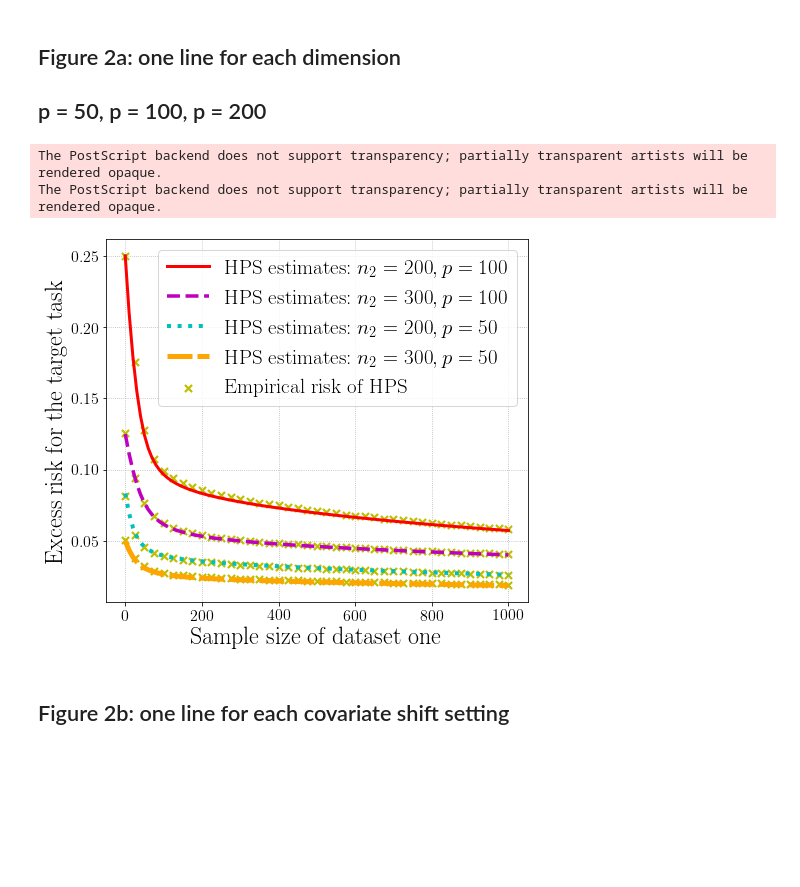
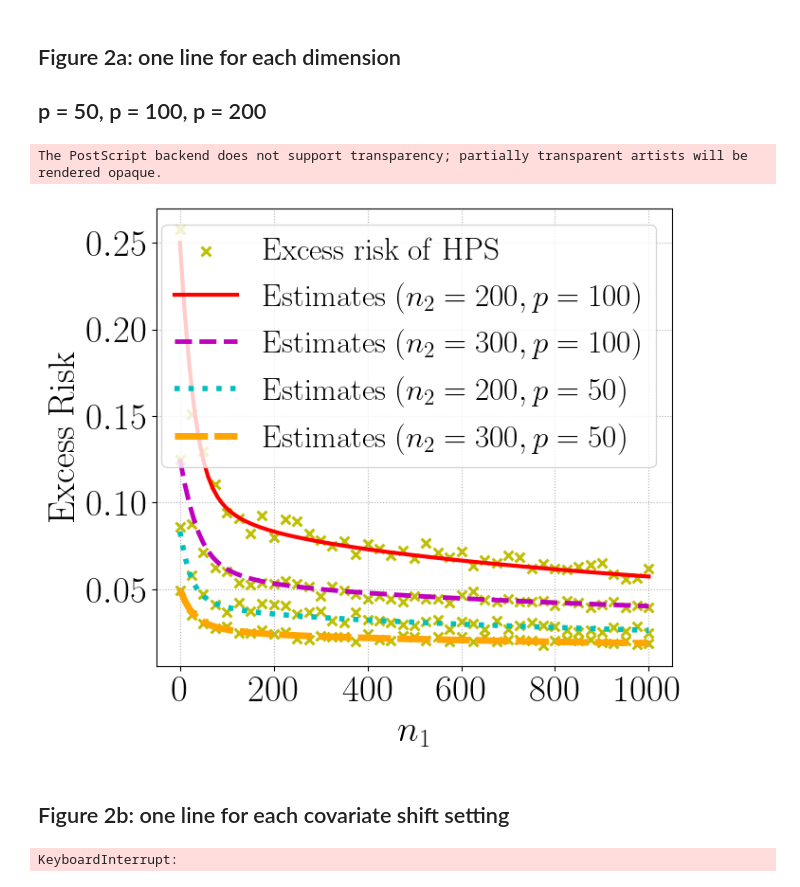
Before and after one commit to VirtuosoResearch/Transfer_learning_random_matrix_simulations, a Jupyter notebook: notebooks/covariate-shift.ipynb, the cells around one changed output. Drawn from its saved outputs; the diff is of its cells as text; code cells hidden in the pictures; blank space fills up the shorter version.

```diff
--- a/notebooks/covariate-shift.ipynb
+++ b/notebooks/covariate-shift.ipynb
@@ -67,6 +70,28 @@ def te_target(X1, X2, beta_s, beta_t, w, sigma_2, Sigma2_sqrt):
 
 def te_thy(c1_list, c2, scale, sigma):
     return sigma**2 * np.array([te2(c_1, c2, scale) for c_1 in c1_list])
+# %%
+def get_HPS_estimator(X1, Y1, X2, Y2):
+    K = np.linalg.inv(X1.T @ X1 + X2.T @ X2)
+
+    #print('test hps')
+    #print(K.shape, X1.T.shape, Y1.shape, X2.T.shape, Y2.shape)
+
+    return K @ (X1.T @ Y1 + X2.T @ Y2)
+
+def te_target_emp(X1, X2, beta_t, sigma):
+
+    Y1 = (X1 @ beta_t + np.random.normal(0, sigma, (X1.shape[0], 1)))
+
+    Y2 = (X2 @ beta_t + np.random.normal(0, sigma, (X2.shape[0], 1)))
+
+    #print(X1.shape, Y1.shape)
+
+    beta_hps = get_HPS_estimator(X1, Y1, X2, Y2)
+
+    emp_err = np.linalg.norm(beta_hps - beta_t)**2
+
+    return emp_err
 # %% [markdown]
 ## Figure 2a: one line for each dimension
 
@@ -88,7 +113,14 @@ def get_results(c1_list, c2, p, sigma=0.5, scale=4):
         n1 = int(c1 * p)
         X1 = np.random.randn(n1, p) @ np.diag(s_diag)
         hat_w = 1
-        te_beta_st = te_target(X1, X2, beta_s, beta_t, hat_w, sigma, np.eye(p))
+        if c1 == 0:
+            te_beta_st = te_target(X1, X2, beta_s, beta_t, hat_w, sigma, np.eye(p))
+        else:
+            x = 0.0
+            trials = 20
+            for i in range(trials):
+                x += te_target_emp(X1, X2, beta_t, sigma) # te_target(X1, X2, beta_s, beta_t, hat_w, sigma, np.eye(p)) #
+            te_beta_st = x / trials
 
         # print(te_beta_st)
         te_emp.append(te_beta_st)
@@ -103,42 +135,41 @@ sigma = 0.5
 
 plt.figure(figsize=(7,6))
 
 colors = ['r', 'm', 'c', 'orange']
 linestyles = ['solid', 'dashed', 'dotted', (0, (5, 1))]
 linewidths = [3, 3.5, 4, 5]
 i = 0
 
 for n2, p in [(200, 100), (300, 100), (200, 50), (300, 50)]:
     c1_list = np.array([i * 25.0 / p for i in range(0, 41)])
     c1_extended_list = np.array([i * 10.0 / p for i in range(0, 101)])
     te_emp = get_results(c1_list, n2 / float(p), p)
     te_the = te_thy(c1_extended_list, n2 / float(p), 4, sigma)
     if i == 0:
-        plt.scatter(c1_list * p, te_emp, marker='x', c='y',  s=50, lw=2.2, label=r'$\mathrm{Empirical~risk~of~HPS}$')
+        plt.scatter(c1_list * p, te_emp, marker='x', c='y',  s=50, lw=2.2, label=r'$\mathrm{Excess~risk~of~HPS}$')
     else:
         plt.scatter(c1_list * p, te_emp, marker='x', c='y',  s=50, lw=2.2)
 
-    plt.plot(c1_extended_list * p, te_the, c=colors[i], ls = linestyles[i], lw=linewidths[i], label=r'$\mathrm{HPS~estimates}$' + r'$:n_2 = \mathrm{'+str(n2)+'}$' + '$, p = \mathrm{'+str(p)+'}$')
+    plt.plot(c1_extended_list * p, te_the, c=colors[i], ls = linestyles[i], lw=linewidths[i], label=r'$\mathrm{Estimates}\ $' + r'$ (n_2 = \mathrm{'+str(n2)+'}$' + '$, p = \mathrm{'+str(p)+'})$')
     i += 1
 
-plt.xlabel(r'$\mathrm{Sample~size~of~dataset~one}$', fontsize=24)
-plt.ylabel(r'$\mathrm{Excess~risk~for~the~target~task}$', fontsize=24)
+plt.xlabel(r'${n_1}$', fontsize=28)
+plt.ylabel(r'$\mathrm{Excess~Risk}$', fontsize=28)
 #axes = plt.gca()
 #axes.set_xlim([1.0, 20.0])
 
-plt.yticks(fontsize=16)
-plt.xticks(fontsize=16)
+plt.yticks(fontsize=28)
+plt.xticks(fontsize=28)
 #plt.xlim([500, 4000])
 #plt.ylim([0.01, 0.05])
 
 plt.grid(ls = ':', lw=0.8)
-plt.legend(fontsize=21)#,loc=3)
+plt.legend(fontsize=22)#,loc=3)
 plt.tight_layout()
 plt.savefig('verify_covariate_shift.eps')
 # %% [output]
 The PostScript backend does not support transparency; partially transparent artists will be rendered opaque.
-The PostScript backend does not support transparency; partially transparent artists will be rendered opaque.
-[figure, old version]
+[figure, new version]
 # %% [markdown]
 ## Figure 2b: one line for each covariate shift setting
 # %%
@@ -174,9 +205,16 @@ for s in scale_list:
         X1 = np.random.randn(n1, p) @ np.diag(s_diag)
 
         hat_w = 1
-        te_beta_st = te_target(X1, X2, beta_s, beta_t, hat_w, sigma, np.eye(p))
+        x = 0.0
+        trials = 30
+        for i in range(trials):
+            x += te_target_emp(X1, X2, beta_t, sigma) # te_target(X1, X2, beta_s, beta_t, hat_w, sigma, np.eye(p)) #
+        te_beta_st = x / trials
+        #te_beta_st = te_target(X1, X2, beta_s, beta_t, hat_w, sigma, np.eye(p))
 
         te_mtl_list.append(te_beta_st)
+# %% [output]
+KeyboardInterrupt:
 # %%
 te_emp_list = [te_mtl_list[:41], te_mtl_list[41:82], te_mtl_list[82:123], te_mtl_list[123:164]]
 
```
Also changed, not shown: parts of 2 cells of this notebook, 4 other files.
